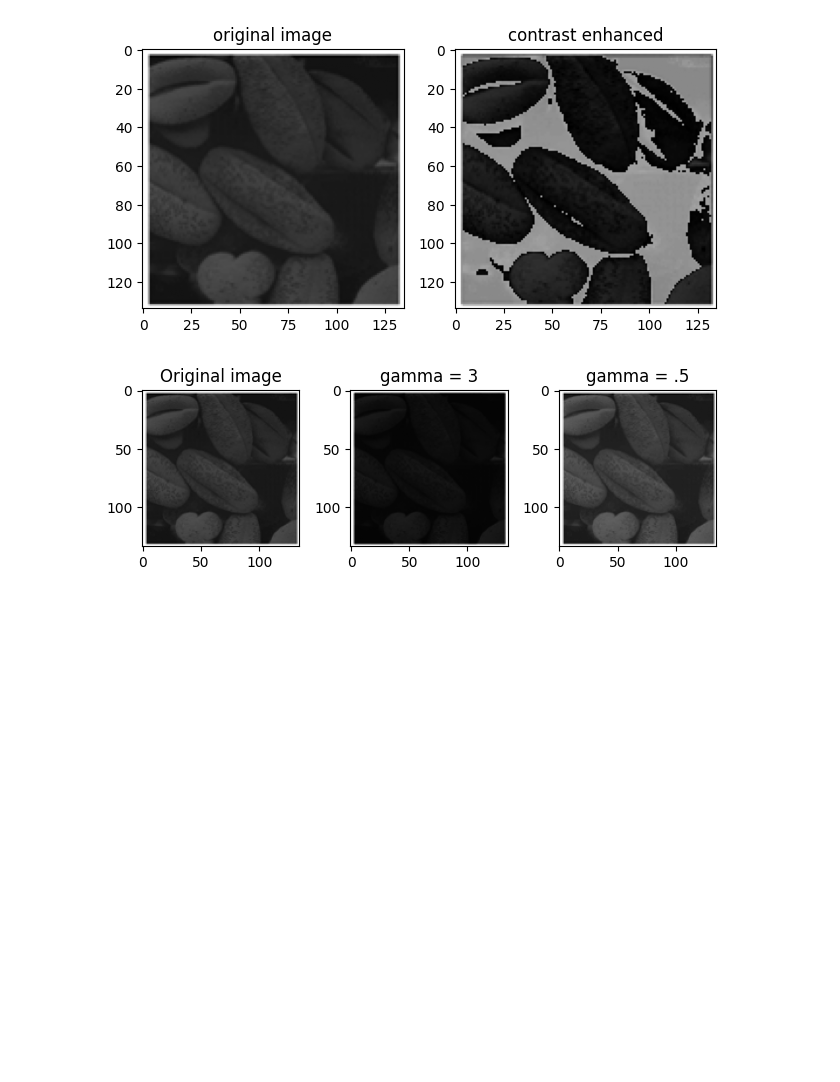
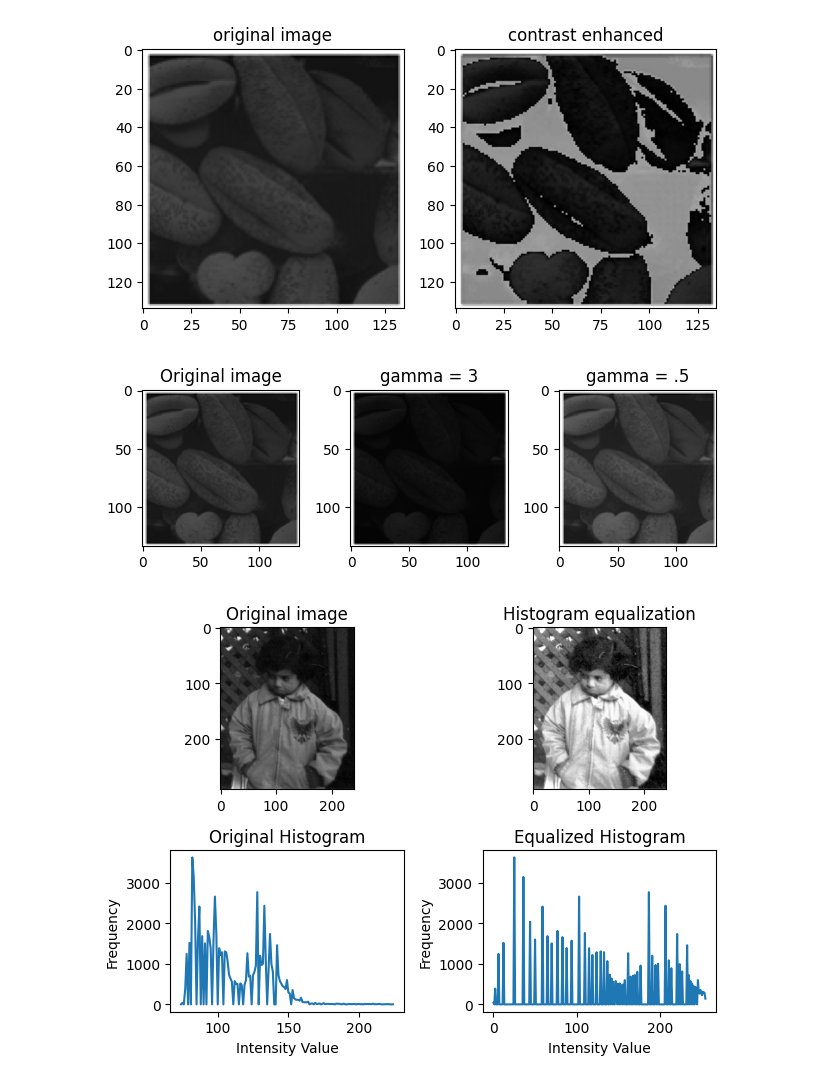
Before and after one commit to asermohamed1/image_processing-labs, a Jupyter notebook: Lab4-std/Lab 4/Lab4_STD.ipynb, the cells around one changed output. Cells and saved outputs as stored; diff of their text form; code cells hidden in the pictures; blank space fills up the shorter version.

```diff
--- a/Lab4-std/Lab 4/Lab4_STD.ipynb
+++ b/Lab4-std/Lab 4/Lab4_STD.ipynb
@@ -122,0 +114,100 @@ def getImageWithHist(name,ext,nbins=256):
+# %%
+'''
+4 Histogram Eq.
+Note: Histogram function of skimage returns only present intensity values not all 255
+You can use showHist function from commonfunctions file
+'''
+
+def hist_equalization(pic, H, G):
+    N = len(pic)
+    M = len(pic[0])
+
+    H_C = [ 0 ] * G
+    H_C[0] = H[0]
+
+    for p in range(1, G):
+        H_C[p] = H_C[p - 1] + H[p]
+
+    T = [ 0 ] * G
+    for p in range(0, G):
+        T[p] = round( ( (G - 1) * H_C[p] ) / ( N * M ) )
+
+    mod_pic = pic.copy()
+    for i, row in enumerate(mod_pic):
+        for j, _ in enumerate(row):
+            mod_pic[i][j] = T[pic[i][j]]
+
+    return mod_pic
+
+
+def getImageWithHist(name,ext,nbins=256):
+    img = io.imread(name + '.' + ext, as_gray=True)
+    hist, bin_centers = histogram(img, nbins= nbins)
+    h = [0] * 256
+    j = 0
+    for i in bin_centers:
+        h[i] = hist[j]
+        j += 1
+    return img, h
+
+
+pout, H_pout = getImageWithHist("imgs/pout", "tif")
+tire, H_tire = getImageWithHist("imgs/tire", "tif")
+
+pout_eq = hist_equalization(pout, H_pout, 256)
+tire_eq = hist_equalization(tire, H_tire, 256)
+
+
+plt.subplot(2, 2, 1)
+plt.imshow(pout, cmap='gray')
+plt.title('Original image')
+
+plt.subplot(2, 2, 2)
+plt.imshow(pout_eq, cmap='gray')
+plt.title('Histogram equalization')
+
+plt.subplot(2, 2, 3)
+hist, bin_centers = histogram(pout, nbins= 256)
+plt.plot(bin_centers, hist)
+plt.title("Original Histogram")
+plt.xlabel("Intensity Value")
+plt.ylabel("Frequency")
+
+plt.subplot(2, 2, 4)
+hist, bin_centers = histogram(pout_eq, nbins= 256)
+plt.plot(bin_centers, hist)
+plt.title("Equalized Histogram")
+plt.xlabel("Intensity Value")
+plt.ylabel("Frequency")
+
+plt.tight_layout()
+plt.show()
+
+
+
+plt.subplot(2, 2, 1)
+plt.imshow(tire, cmap='gray')
+plt.title('Original image')
+
+plt.subplot(2, 2, 2)
+plt.imshow(tire_eq, cmap='gray')
+plt.title('Histogram equalization')
+
+plt.subplot(2, 2, 3)
+hist, bin_centers = histogram(tire, nbins= 256)
+plt.plot(bin_centers, hist)
+plt.title("Original Histogram")
+plt.xlabel("Intensity Value")
+plt.ylabel("Frequency")
+
+plt.subplot(2, 2, 4)
+hist, bin_centers = histogram(tire_eq, nbins= 256)
+plt.plot(bin_centers, hist)
+plt.title("Equalized Histogram")
+plt.xlabel("Intensity Value")
+plt.ylabel("Frequency")
+
+plt.tight_layout()
+plt.show()
+# %% [output]
+[figure, added]
```
Also changed, not shown: parts of 4 cells of this notebook.
